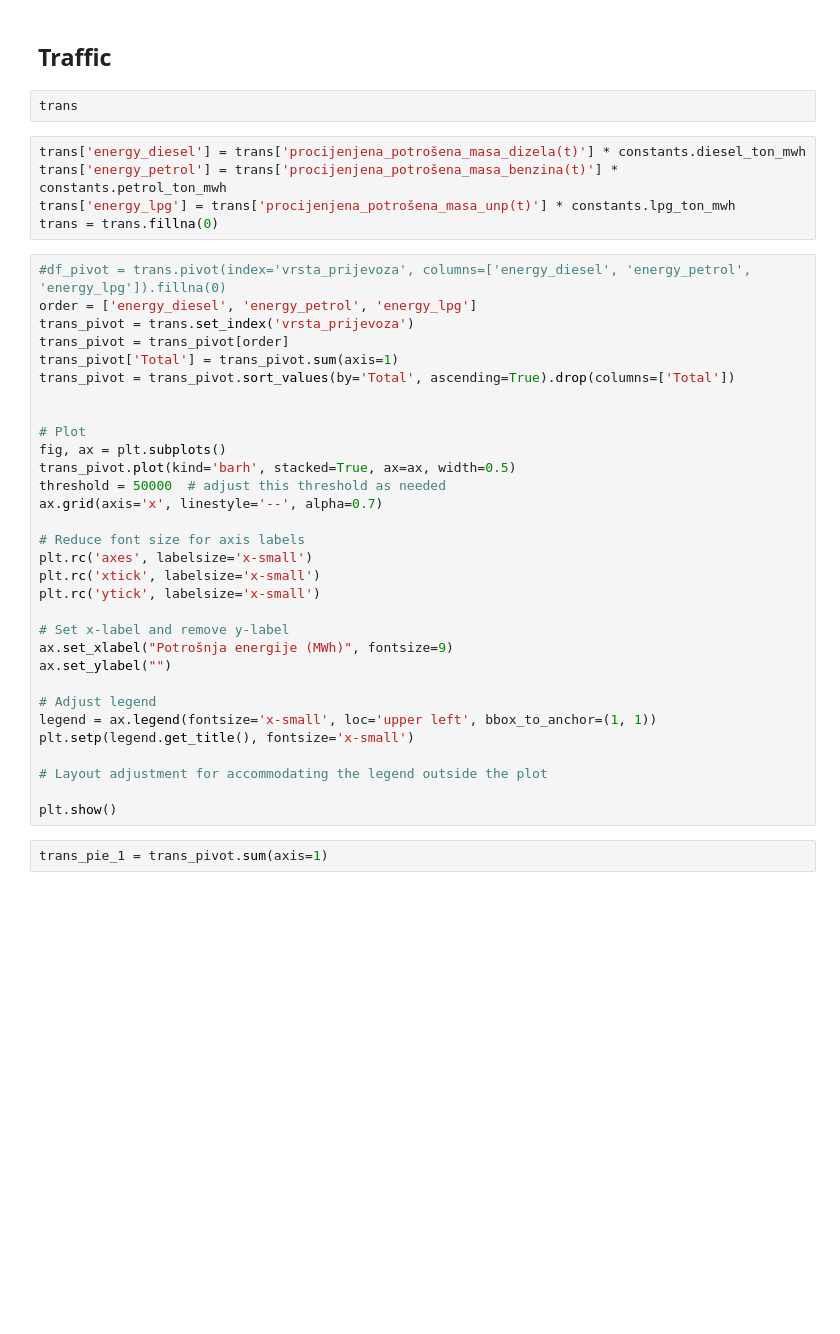
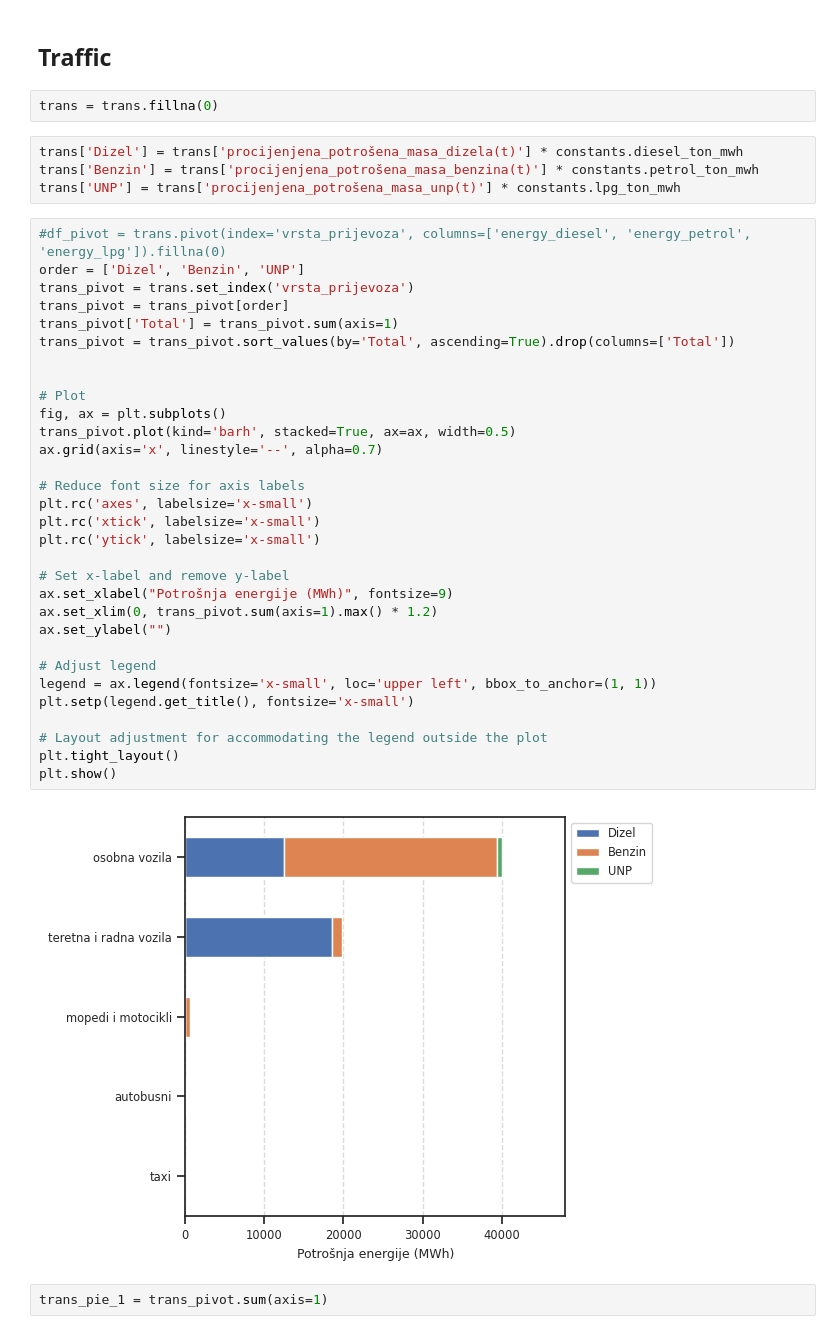
Before and after one commit to Green-Zone-Lab/vk_secap, a Jupyter notebook: notebooks/2011_Base_inventory.ipynb, the cells around one changed output. Drawn from its saved outputs; the diff is of its cells as text; blank space fills up the shorter version.

```diff
--- a/notebooks/2011_Base_inventory.ipynb
+++ b/notebooks/2011_Base_inventory.ipynb
@@ -291,44 +291,45 @@ plt.show()
 [figure]
 # %% [markdown]
 ## Traffic
-# %%
-trans
+# %%
+trans = trans.fillna(0)
 # %%
-trans['energy_diesel'] = trans['procijenjena_potrošena_masa_dizela(t)'] * constants.diesel_ton_mwh
-trans['energy_petrol'] = trans['procijenjena_potrošena_masa_benzina(t)'] * constants.petrol_ton_mwh
-trans['energy_lpg'] = trans['procijenjena_potrošena_masa_unp(t)'] * constants.lpg_ton_mwh
-trans = trans.fillna(0)
+trans['Dizel'] = trans['procijenjena_potrošena_masa_dizela(t)'] * constants.diesel_ton_mwh
+trans['Benzin'] = trans['procijenjena_potrošena_masa_benzina(t)'] * constants.petrol_ton_mwh
+trans['UNP'] = trans['procijenjena_potrošena_masa_unp(t)'] * constants.lpg_ton_mwh
 # %%
 #df_pivot = trans.pivot(index='vrsta_prijevoza', columns=['energy_diesel', 'energy_petrol', 'energy_lpg']).fillna(0)
-order = ['energy_diesel', 'energy_petrol', 'energy_lpg']
+order = ['Dizel', 'Benzin', 'UNP']
 trans_pivot = trans.set_index('vrsta_prijevoza')
 trans_pivot = trans_pivot[order]
 trans_pivot['Total'] = trans_pivot.sum(axis=1)
 trans_pivot = trans_pivot.sort_values(by='Total', ascending=True).drop(columns=['Total'])
 
 
 # Plot
 fig, ax = plt.subplots()
 trans_pivot.plot(kind='barh', stacked=True, ax=ax, width=0.5)
-threshold = 50000  # adjust this threshold as needed
 ax.grid(axis='x', linestyle='--', alpha=0.7)
 
 # Reduce font size for axis labels
 plt.rc('axes', labelsize='x-small')
 plt.rc('xtick', labelsize='x-small')
 plt.rc('ytick', labelsize='x-small')
 
 # Set x-label and remove y-label
 ax.set_xlabel("Potrošnja energije (MWh)", fontsize=9)
+ax.set_xlim(0, trans_pivot.sum(axis=1).max() * 1.2)
 ax.set_ylabel("")
 
 # Adjust legend
 legend = ax.legend(fontsize='x-small', loc='upper left', bbox_to_anchor=(1, 1))
 plt.setp(legend.get_title(), fontsize='x-small')
 
 # Layout adjustment for accommodating the legend outside the plot
-
+plt.tight_layout()
 plt.show()
+# %% [output]
+[figure, added]
 # %%
 trans_pie_1 = trans_pivot.sum(axis=1)
 # %%
```
Also changed, not shown: parts of 16 cells of this notebook.
